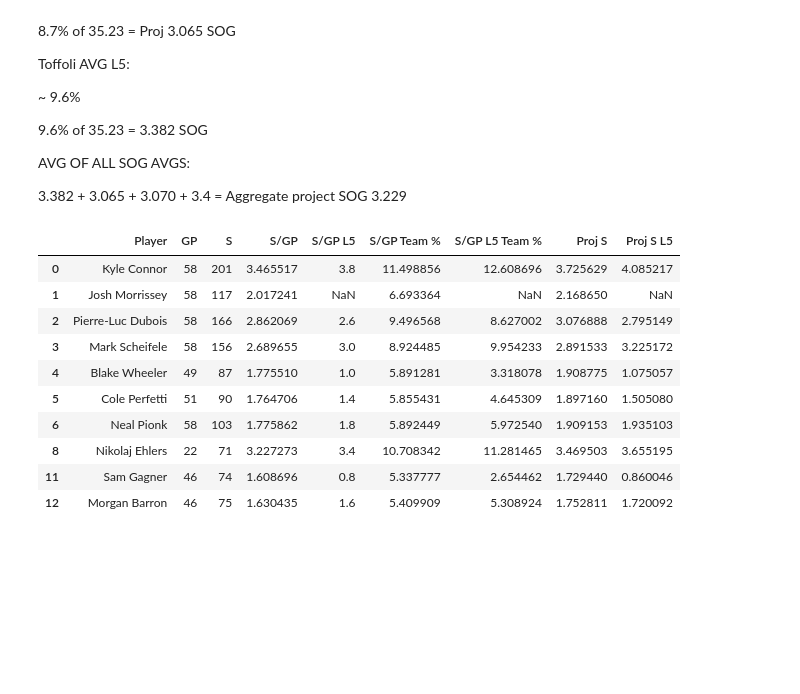
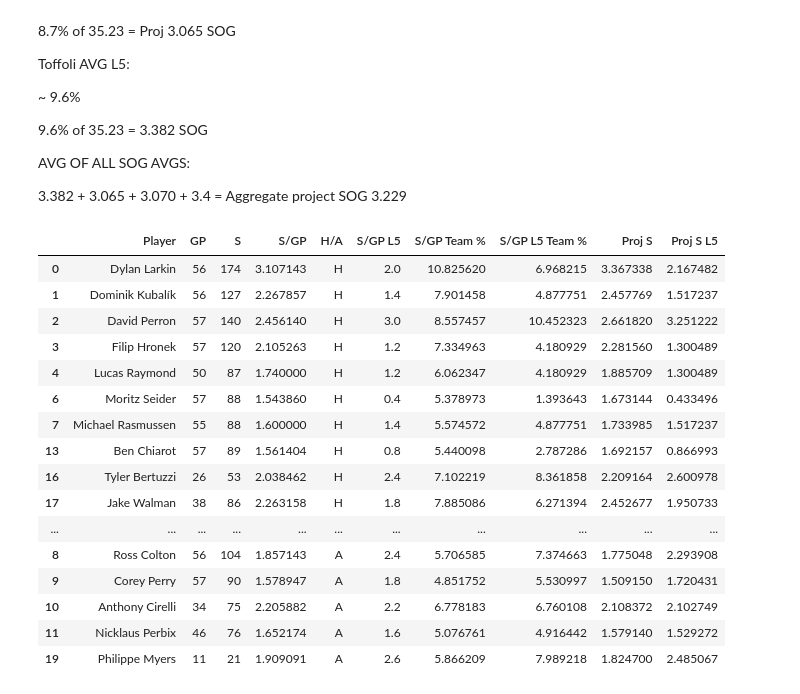
Before and after one commit to Ryan-Cav/SBModels, a Jupyter notebook: NHLNotebook.ipynb, the cells around one changed output. Saved outputs shown, nothing was run; the diff lists cells and outputs as text; code cells hidden in the pictures; blank space fills up the shorter version.

Commit message:
Streamlined matchup to get data of both teams

```diff
--- a/NHLNotebook.ipynb
+++ b/NHLNotebook.ipynb
@@ -16,8 +16,8 @@
 # - Home vs Away
 # - Penalties
 
-team = "WPG"
-oppTeam = "COL"
+homeTeam = "DET"
+awayTeam = "TBL"
 # %%
 # GET TEAM DATA FOR ROSTER PROJ SOG
 
@@ -81,7 +118,12 @@ playerTeamSPercL5 = []
 for index, row in SGPData.iterrows():
     player = row['Player']
     sGP = row['S/GP']
-    playerTeamSPerc.append((sGP/avgS)*100)
+    homeAway = row['H/A']
+    if (homeAway == 'H'):
+        playerTeamSPerc.append((sGP/homeAvgS)*100)
+    else:
+        playerTeamSPerc.append((sGP/awayAvgS)*100)
+    print(player)
     url = 'https://www.hockey-reference.com/players/'
     nameSplit = player.split()
     url += nameSplit[1][0]
@@ -90,17 +132,25 @@ for index, row in SGPData.iterrows():
     url += nameSplit[0][:2]
     url += '01.html'
     url = url.lower()
-    playerL5 = pd.read_html(url)
-    playerL5 = playerL5[0]
-    playerL5.columns = playerL5.columns.droplevel()
-    playerL5.drop(playerL5.tail(1).index,inplace=True)
-    playerL5 = pd.to_numeric(playerL5.loc[:,"S"])
-    if (playerL5.mean() > 10):
+    print(url)
+    try:
+        playerL5 = pd.read_html(url, encoding="iso-8859-1")
+        playerL5 = playerL5[0]
+        playerL5.columns = playerL5.columns.droplevel()
+        playerL5.drop(playerL5.tail(1).index,inplace=True)
+        playerL5 = pd.to_numeric(playerL5.loc[:,"S"])
+        if (playerL5.mean() > 10):
+            playerL5AVG.append(np.nan)
+            playerTeamSPercL5.append(np.nan)
+        else:
+            playerL5AVG.append(playerL5.mean())
+            if (homeAway == 'H'):
+                playerTeamSPercL5.append((playerL5.mean()/homeAvgS)*100)
+            else:
+                playerTeamSPercL5.append((playerL5.mean()/awayAvgS)*100)
+    except:
         playerL5AVG.append(np.nan)
         playerTeamSPercL5.append(np.nan)
-    else:
-        playerL5AVG.append(playerL5.mean())
-        playerTeamSPercL5.append((playerL5.mean()/avgS)*100)
 
 
 
@@ -149,30 +222,36 @@ AVG OF ALL SOG AVGS:
 # %%
 # GETS PROJECTED SOG BASED ON AVG PERCENT OF SOG FROM TEAM TOTAL AND ALLOWED SOG FROM OPPONENT
 # GETS SAME AS ABOVE, JUST L5 GAMES
 
 projSOG = []
 projSOGL5 = []
 for index, row in SGPData.iterrows():
     sPerc = row['S/GP Team %']/100
     sPercL5 = row['S/GP L5 Team %']/100
-    projSOG.append(sPerc*oppSA)
-    projSOGL5.append(sPercL5*oppSA)
+    projSOG.append(sPerc*awaySA)
+    projSOGL5.append(sPercL5*awaySA)
 
 SGPData["Proj S"] = projSOG
 SGPData["Proj S L5"] = projSOGL5
 SGPData
 # %% [output]
-|  | Player | GP | S | S/GP | S/GP L5 | S/GP Team % | S/GP L5 Team % | Proj S | Proj S L5 |
-| 0 | Kyle Connor | 58 | 201 | 3.465517 | 3.8 | 11.498856 | 12.608696 | 3.725629 | 4.085217 |
-| 1 | Josh Morrissey | 58 | 117 | 2.017241 | NaN | 6.693364 | NaN | 2.168650 | NaN |
-| 2 | Pierre-Luc Dubois | 58 | 166 | 2.862069 | 2.6 | 9.496568 | 8.627002 | 3.076888 | 2.795149 |
-| 3 | Mark Scheifele | 58 | 156 | 2.689655 | 3.0 | 8.924485 | 9.954233 | 2.891533 | 3.225172 |
-| 4 | Blake Wheeler | 49 | 87 | 1.775510 | 1.0 | 5.891281 | 3.318078 | 1.908775 | 1.075057 |
-| 5 | Cole Perfetti | 51 | 90 | 1.764706 | 1.4 | 5.855431 | 4.645309 | 1.897160 | 1.505080 |
-| 6 | Neal Pionk | 58 | 103 | 1.775862 | 1.8 | 5.892449 | 5.972540 | 1.909153 | 1.935103 |
-| 8 | Nikolaj Ehlers | 22 | 71 | 3.227273 | 3.4 | 10.708342 | 11.281465 | 3.469503 | 3.655195 |
-| 11 | Sam Gagner | 46 | 74 | 1.608696 | 0.8 | 5.337777 | 2.654462 | 1.729440 | 0.860046 |
-| 12 | Morgan Barron | 46 | 75 | 1.630435 | 1.6 | 5.409909 | 5.308924 | 1.752811 | 1.720092 |
+|  | Player | GP | S | S/GP | H/A | S/GP L5 | S/GP Team % | S/GP L5 Team % | Proj S | Proj S L5 |
+| 0 | Dylan Larkin | 56 | 174 | 3.107143 | H | 2.0 | 10.825620 | 6.968215 | 3.367338 | 2.167482 |
+| 1 | Dominik Kubalík | 56 | 127 | 2.267857 | H | 1.4 | 7.901458 | 4.877751 | 2.457769 | 1.517237 |
+| 2 | David Perron | 57 | 140 | 2.456140 | H | 3.0 | 8.557457 | 10.452323 | 2.661820 | 3.251222 |
+| 3 | Filip Hronek | 57 | 120 | 2.105263 | H | 1.2 | 7.334963 | 4.180929 | 2.281560 | 1.300489 |
+| 4 | Lucas Raymond | 50 | 87 | 1.740000 | H | 1.2 | 6.062347 | 4.180929 | 1.885709 | 1.300489 |
+| 6 | Moritz Seider | 57 | 88 | 1.543860 | H | 0.4 | 5.378973 | 1.393643 | 1.673144 | 0.433496 |
+| 7 | Michael Rasmussen | 55 | 88 | 1.600000 | H | 1.4 | 5.574572 | 4.877751 | 1.733985 | 1.517237 |
+| 13 | Ben Chiarot | 57 | 89 | 1.561404 | H | 0.8 | 5.440098 | 2.787286 | 1.692157 | 0.866993 |
+| 16 | Tyler Bertuzzi | 26 | 53 | 2.038462 | H | 2.4 | 7.102219 | 8.361858 | 2.209164 | 2.600978 |
+| 17 | Jake Walman | 38 | 86 | 2.263158 | H | 1.8 | 7.885086 | 6.271394 | 2.452677 | 1.950733 |
+| ... | ... | ... | ... | ... | ... | ... | ... | ... | ... | ... |
+| 8 | Ross Colton | 56 | 104 | 1.857143 | A | 2.4 | 5.706585 | 7.374663 | 1.775048 | 2.293908 |
+| 9 | Corey Perry | 57 | 90 | 1.578947 | A | 1.8 | 4.851752 | 5.530997 | 1.509150 | 1.720431 |
+| 10 | Anthony Cirelli | 34 | 75 | 2.205882 | A | 2.2 | 6.778183 | 6.760108 | 2.108372 | 2.102749 |
+| 11 | Nicklaus Perbix | 46 | 76 | 1.652174 | A | 1.6 | 5.076761 | 4.916442 | 1.579140 | 1.529272 |
+| 19 | Philippe Myers | 11 | 21 | 1.909091 | A | 2.6 | 5.866209 | 7.989218 | 1.824700 | 2.485067 |
 # %%
 # GETS AGGREGATE PROJ SOG BASED ON THE STATS BELOW
 #  -  AVG SOG
```
Also changed, not shown: parts of 4 cells of this notebook.
